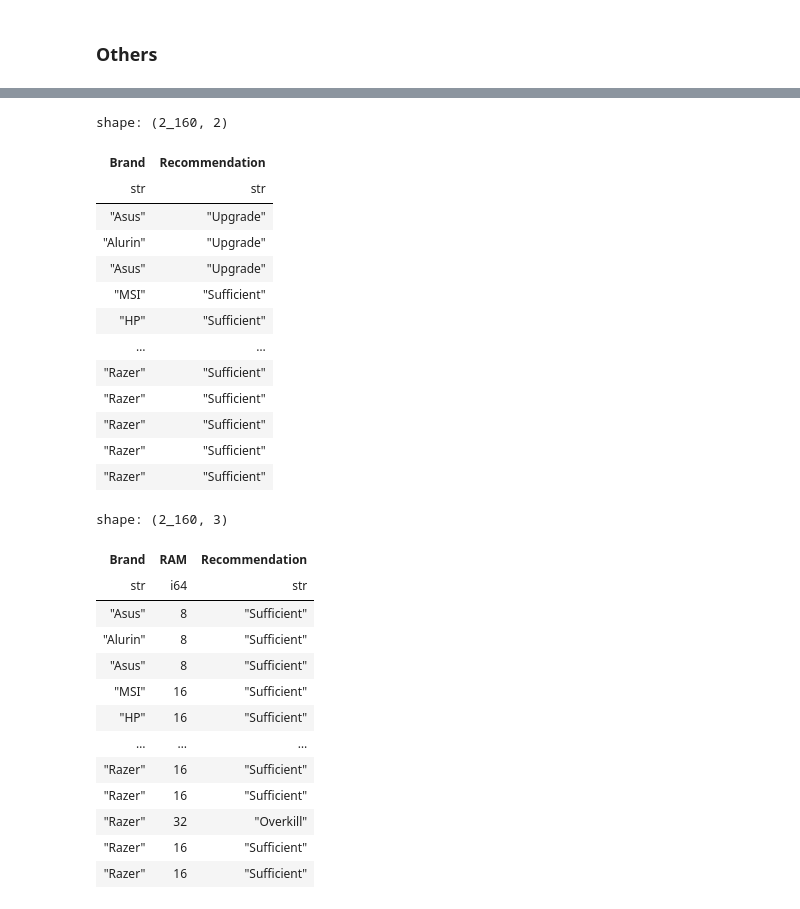
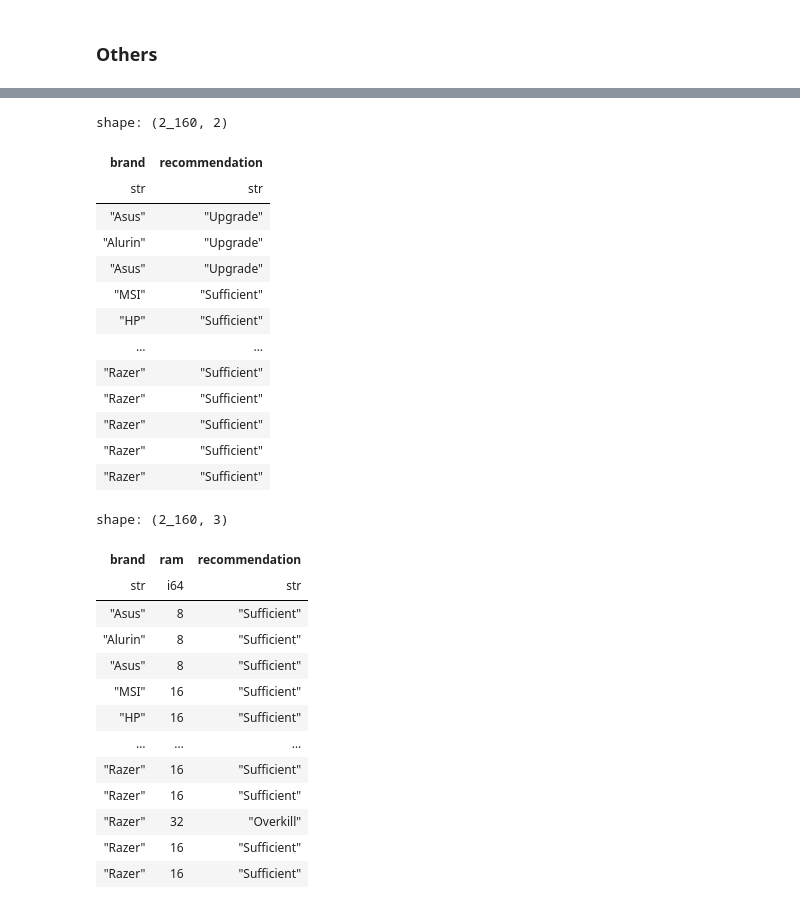
Before and after one commit to NikkiSatmaka/ml-zoomcamp, a Jupyter notebook: notebooks/homework_01.ipynb, the cells around one changed output, grey strips where cells are left out. Saved outputs shown, nothing was run; the diff lists cells and outputs as text; code cells hidden in the pictures.

```diff
--- a/notebooks/homework_01.ipynb
+++ b/notebooks/homework_01.ipynb
@@ -22,6 +22,7 @@ Polars version: 1.7.1
 # %%
 csv_uri = "https://raw.githubusercontent.com/alexeygrigorev/datasets/master/laptops.csv"
 df = load_data(csv_uri, DATA_DIR)
+df = clean_column_names(df)
 # %% [markdown]
 ### 2. Records count
 # %%
@@ -256,14 +257,14 @@ shape: (27, 5)
 # %%
 df.select(
-    pl.col("Brand"),
-    pl.when(pl.col("RAM") > 8)
+    pl.col("brand"),
+    pl.when(pl.col("ram") > 8)
     .then(pl.lit("Sufficient"))
     .otherwise(pl.lit("Upgrade"))
-    .alias("Recommendation"),
+    .alias("recommendation"),
 )
 # %% [output]
 shape: (2_160, 2)
-| Brand | Recommendation |
+| brand | recommendation |
 | str | str |
 | "Asus" | "Upgrade" |
 | "Alurin" | "Upgrade" |
@@ -278,20 +279,20 @@ shape: (2_160, 2)
 | "Razer" | "Sufficient" |
 # %%
 df.select(
-    pl.col("Brand"),
-    pl.col("RAM"),
-    pl.when(pl.col("RAM") < 8)
+    pl.col("brand"),
+    pl.col("ram"),
+    pl.when(pl.col("ram") < 8)
     .then(pl.lit("Upgrade"))
     .otherwise(
-        pl.when(pl.col("RAM") > 16)
+        pl.when(pl.col("ram") > 16)
         .then(pl.lit("Overkill"))
         .otherwise(pl.lit("Sufficient"))
     )
-    .alias("Recommendation"),
+    .alias("recommendation"),
 )
 # %% [output]
 shape: (2_160, 3)
-| Brand | RAM | Recommendation |
+| brand | ram | recommendation |
 | str | i64 | str |
 | "Asus" | 8 | "Sufficient" |
 | "Alurin" | 8 | "Sufficient" |
```
Also changed, not shown: parts of 14 cells of this notebook.
